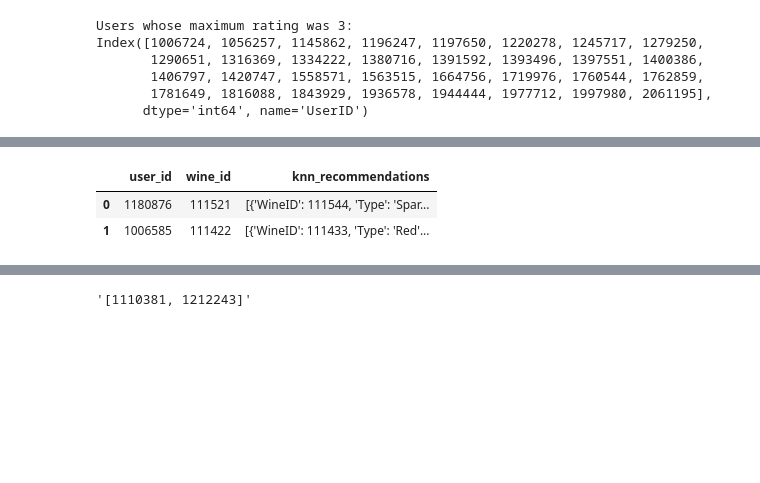
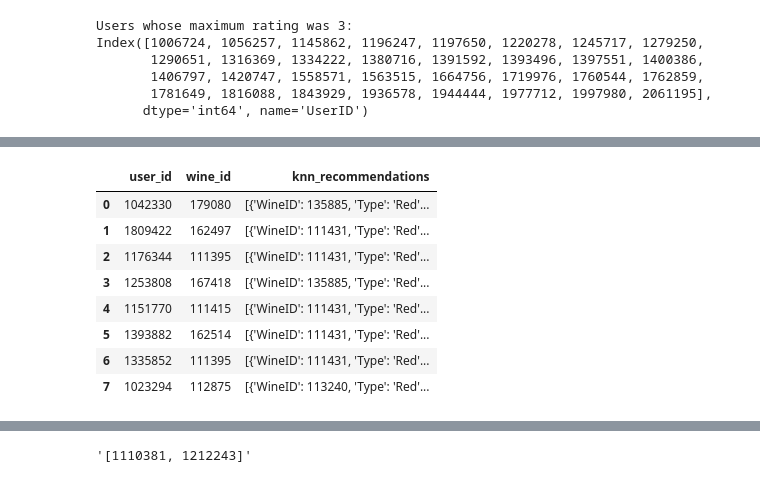
Before and after one commit to irrrrrrrrr/MAISE_RecSys_Group8_Ass, a Jupyter notebook: group_recommender.ipynb, the cells around one changed output, grey strips where cells are left out. Drawn from its saved outputs; the diff is of its cells as text; code cells hidden in the pictures; blank space fills up the shorter version.

```diff
--- a/group_recommender.ipynb
+++ b/group_recommender.ipynb
@@ -65,7 +65,7 @@ def recommend_wine_for_group(group_id, group_data, merged_data):
     return recommendation_df
 
 # Example usage for a specific group (replace with an actual group_id from your dataset)
-group_id = 1  # Replace with the actual group_id you want to check
+group_id = int(group_data.loc[:,"group_id"].sample().iloc[0])  # Replace with the actual group_id you want to check
 result_df = recommend_wine_for_group(group_id, group_data, merged_data)
 
 # Output the DataFrame with the recommendations
@@ -231,7 +241,7 @@ def find_knn_for_wine(wine_id, merged_data, user_id, k=10):
     encoded_wine_features = encoder.fit_transform(wine_features)
 
     # Fit KNN model
-    knn_model = NearestNeighbors(n_neighbors=k, metric='euclidean')
+    knn_model = NearestNeighbors(n_neighbors=k, metric='euclidean', radius=20)
     knn_model.fit(encoded_wine_features)
 
     # Get the features of the wine with the specified wine_id
@@ -258,8 +268,20 @@ def find_knn_for_wine(wine_id, merged_data, user_id, k=10):
 
     # get the wine that it eas recommended on
     original_wine = wine_data.where(wine_data['WineID'] == wine_id).dropna()
-    original_wine_rating = ratings_data.where((ratings_data['WineID'] == wine_id) & (ratings_data['UserID'] == user_id)).dropna().iloc[0]['Rating']
-    recommended_list.append({"WineID": wine_id, "Type": original_wine.iloc[0]["Type"], "Body": original_wine.iloc[0]["Body"], "Rating": original_wine_rating})
+    original_wine_ratings = ratings_data.where((ratings_data['WineID'] == wine_id) & (ratings_data['UserID'] == user_id)).dropna().iloc[:]['Rating']
+    if len(original_wine_ratings) == 0:
+        original_wine_rating = None
+    else:
+        original_wine_rating = original_wine_ratings.iloc[0]
+    if len(original_wine.iloc[:]["Type"]) == 0:
+        rec_wine_type = None
+    else:
+        rec_wine_type = original_wine.iloc[0]["Type"]
+    if len(original_wine.iloc[:]["Body"]) == 0:
+        rec_wine_body = None
+    else:
+        rec_wine_body = original_wine.iloc[0]["Body"]
+    recommended_list.append({"WineID": wine_id, "Type": rec_wine_type, "Body": rec_wine_body, "Rating": original_wine_rating})
 
     return recommended_list
 
@@ -268,36 +290,42 @@ def recommend_similar_wines_for_group(result_df, merged_data, k=10):
     knn_recommendations = []
 
     # Iterate over each wine recommended to the group
     for index, row in result_df.iterrows():
         wine_id = row['wine_id']
         user_id = row['user_id']
 
         # Find KNN recommendations for the wine
         knn_result = find_knn_for_wine(wine_id, merged_data, user_id, k)
 
         # Store the results in a list with the user_id for reference
         knn_recommendations.append({
             'user_id': int(user_id),
             'wine_id': int(wine_id),
             'knn_recommendations': knn_result
         })
 
     # Convert the recommendations into a DataFrame for easy viewing
     knn_recommendation_df = pd.DataFrame(knn_recommendations)
     return knn_recommendation_df
 
 # Example usage (replace 'result_df' with the actual DataFrame from group recommendations)
-result_df = recommend_wine_for_group(group_id=1, group_data=group_data, merged_data=merged_data)
+result_df = recommend_wine_for_group(group_id=group_id, group_data=group_data, merged_data=merged_data)
 
 # Find KNN recommendations for all wines in the result_df
 knn_recommendation_df = recommend_similar_wines_for_group(result_df, merged_data, k=10)
 
 # Display the KNN recommendations for each user's wine
 knn_recommendation_df
 # %% [output]
 |  | user_id | wine_id | knn_recommendations |
-| 0 | 1180876 | 111521 | [{'WineID': 111544, 'Type': 'Spar... |
-| 1 | 1006585 | 111422 | [{'WineID': 111433, 'Type': 'Red'... |
+| 0 | 1042330 | 179080 | [{'WineID': 135885, 'Type': 'Red'... |
+| 1 | 1809422 | 162497 | [{'WineID': 111431, 'Type': 'Red'... |
+| 2 | 1176344 | 111395 | [{'WineID': 111431, 'Type': 'Red'... |
+| 3 | 1253808 | 167418 | [{'WineID': 135885, 'Type': 'Red'... |
+| 4 | 1151770 | 111415 | [{'WineID': 111431, 'Type': 'Red'... |
+| 5 | 1393882 | 162514 | [{'WineID': 111431, 'Type': 'Red'... |
+| 6 | 1335852 | 111395 | [{'WineID': 111431, 'Type': 'Red'... |
+| 7 | 1023294 | 112875 | [{'WineID': 113240, 'Type': 'Red'... |
 # %%
 # function to expand each row
 #def expand_dict_list(row):
```
Also changed, not shown: parts of 11 cells of this notebook.
